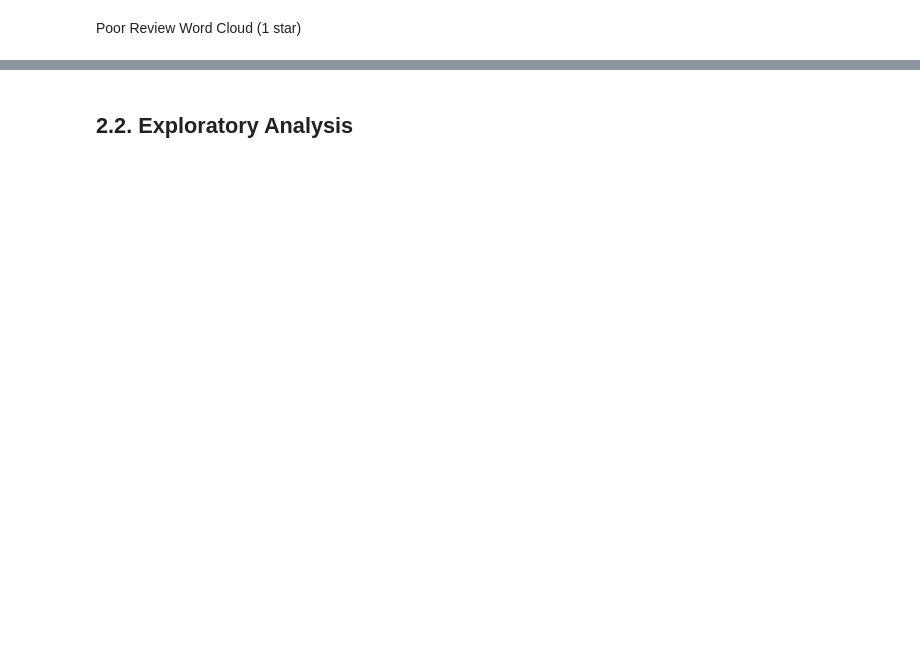
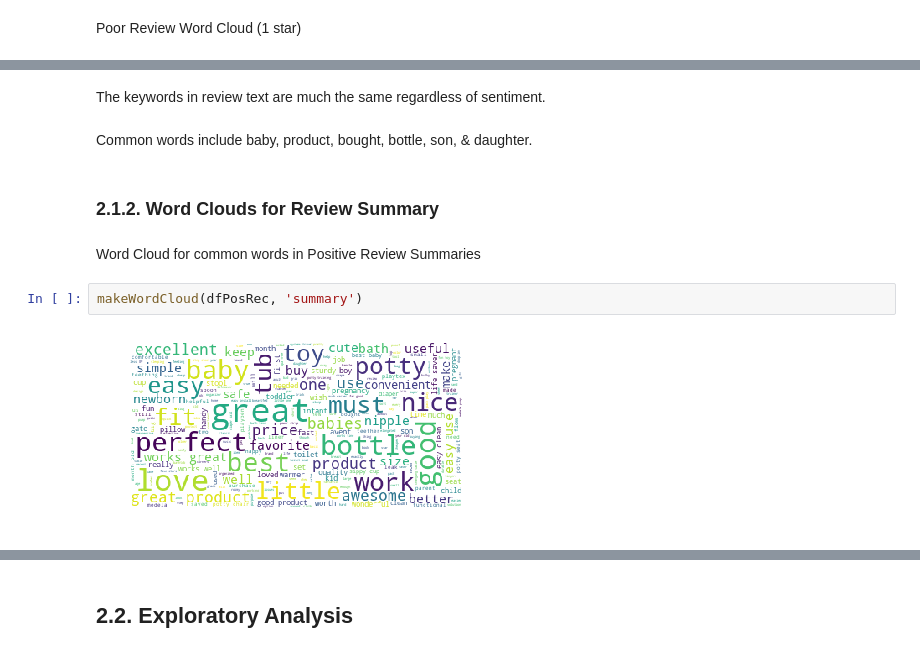
Before and after one commit to stevenDutton/Data-Analytics, a Jupyter notebook: Assignment/3830ICT Assignment 1 [Data Analysis on Amazon Baby Product Reviews] (2).ipynb, the cells around one changed output, grey strips where cells are left out. Saved outputs shown, nothing was run; the diff lists cells and outputs as text; blank space fills up the shorter version.

```diff
--- a/Assignment/3830ICT Assignment 1 [Data Analysis on Amazon Baby Product Reviews] (2).ipynb
+++ b/Assignment/3830ICT Assignment 1 [Data Analysis on Amazon Baby Product Reviews] (2).ipynb
@@ -483,0 +500,12 @@ makeWordCloud(dfPoor)
+# %% [markdown]
+The keywords in review text are much the same regardless of sentiment.
+# %% [markdown]
+Common words include baby, product, bought, bottle, son, & daughter.
+# %% [markdown]
+### 2.1.2. Word Clouds for Review Summary
+# %% [markdown]
+Word Cloud for common words in Positive Review Summaries
+# %%
+makeWordCloud(dfPosRec, 'summary')
+# %% [output]
+[figure, added]
```
Also changed, not shown: parts of 31 cells of this notebook.
